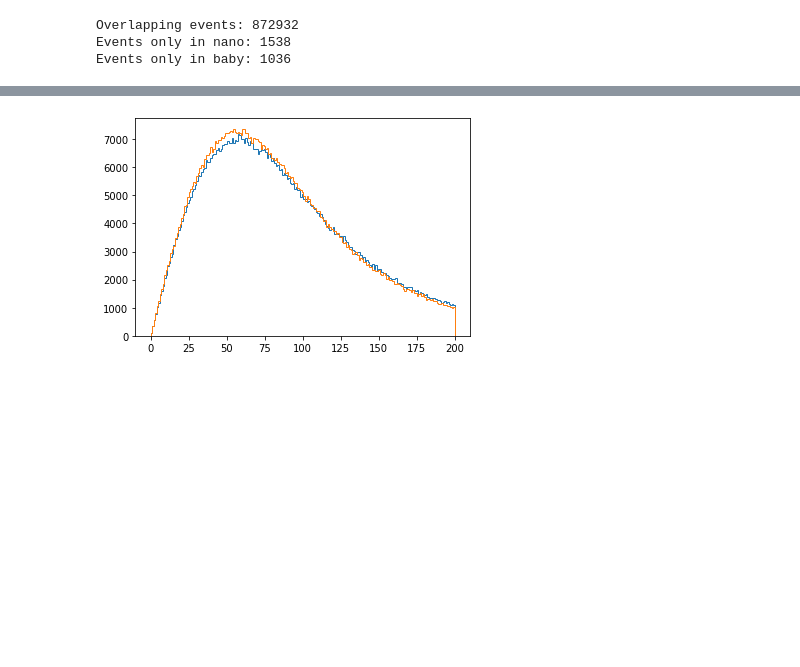
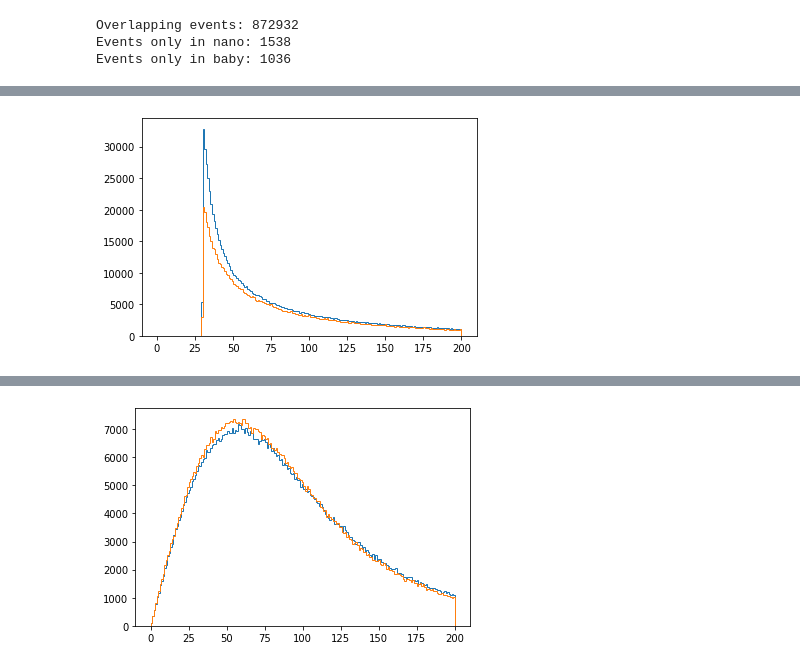
Before and after one commit to guitargeek/WWZ-leptonic-EFT-analysis, a Jupyter notebook: scratch/JetMETSyncronization.ipynb, the cells around one changed output, grey strips where cells are left out. Saved outputs shown, nothing was run; the diff lists cells and outputs as text; code cells hidden in the pictures; blank space fills up the shorter version.

```diff
--- a/scratch/JetMETSyncronization.ipynb
+++ b/scratch/JetMETSyncronization.ipynb
@@ -89,3 +130,13 @@ Events only in baby: 1036
+# %%
+bins = np.linspace(0, 200, 200)
+plt.hist(baby.array("jets_pt")[baby_idx].flatten(), bins=bins, histtype="step")
+#my_jet_selection = data["Jet_passes_vvv_id"]
+my_jet_selection = data["Jet_passes_tight_id"] & (data["Jet_pt"] > 30) & (np.abs(data["Jet_eta"]) < 2.4) & ~data["Jet_matches_veto_lepton"]
+
+plt.hist(data["Jet_pt"][my_jet_selection][nano_idx].flatten(), bins=bins, histtype="step")
+plt.show()
+# %% [output]
+[figure, added]
 # %%
 bins = np.linspace(0, 25, 26)
 plt.hist(baby.array("jets_pt")[baby_idx].counts, bins=bins, histtype="step")
```
Also changed, not shown: parts of 10 cells of this notebook, 8 other files.
